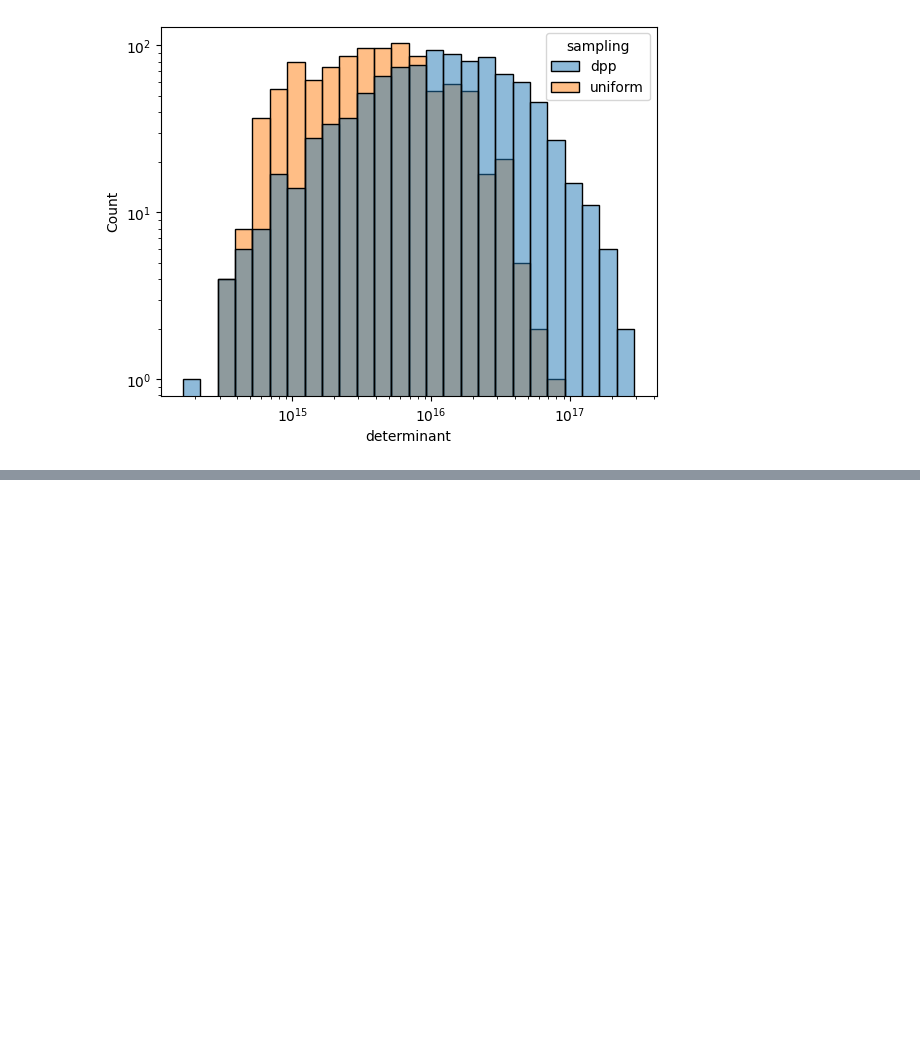
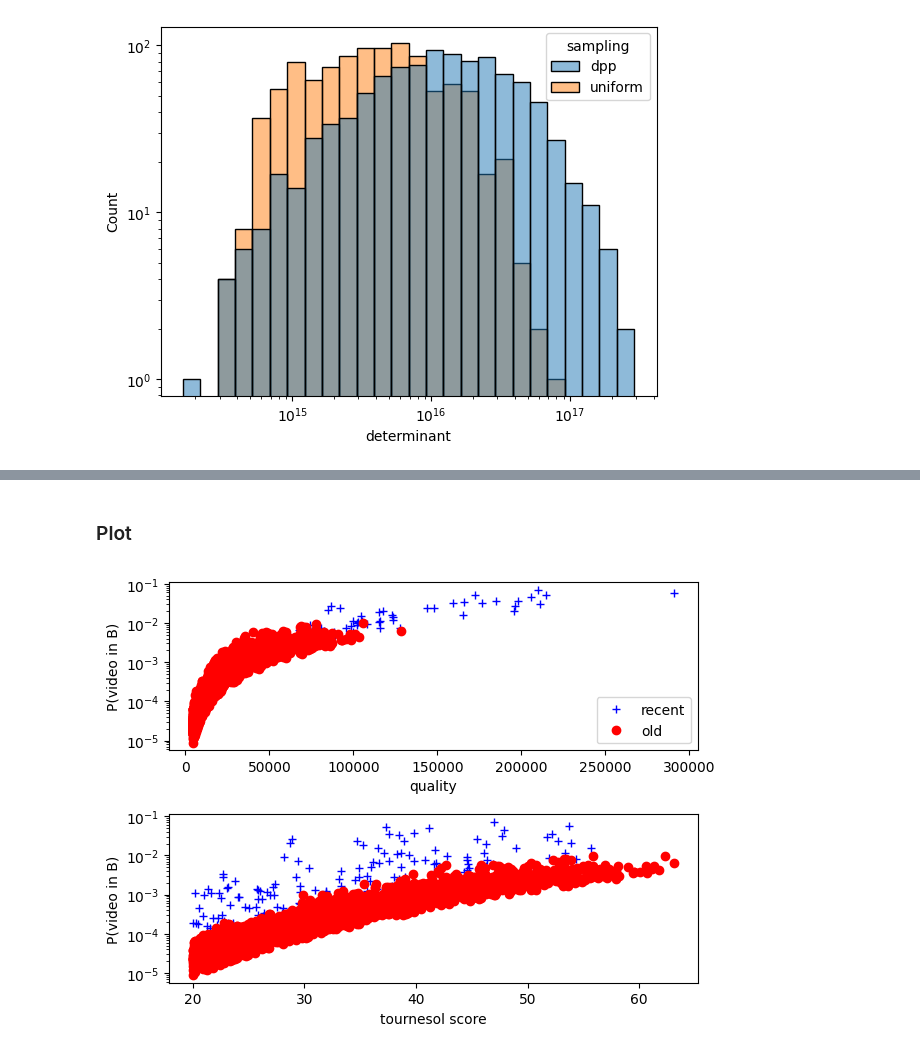
Before and after one commit to ArfyK/tournesol-dpp, a Jupyter notebook: bundle_statistics.ipynb, the cells around one changed output, grey strips where cells are left out. Saved outputs shown, nothing was run; the diff lists cells and outputs as text; code cells hidden in the pictures; blank space fills up the shorter version.

Commit message:
use a more recent dataset and use a reference date which is one day older than the dataset. Add fairness plots

```diff
--- a/bundle_statistics.ipynb
+++ b/bundle_statistics.ipynb
@@ -8,7 +8,7 @@ import numpy as np
 
 from utils import get_age_in_days, construct_L_Ensemble
 
-df = pd.read_csv('tournesol_scores_above_20_2024-03-27.csv')
+df = pd.read_csv('tournesol_scores_above_20_2024-04-16.csv')
 
 #Test parameters
 bundle_size = 4
@@ -21,7 +21,7 @@ recent_videos_to_sample = int(bundle_size * recent_videos_proportion)
 old_videos_to_sample = int(bundle_size * (1 - recent_videos_proportion))
 
 #Computes the age of each video
-today = datetime.datetime.today()
+today = datetime.datetime(2024, 4, 17) #one day older than the dataset
 df['age_in_days'] = df.apply(lambda x: get_age_in_days(x, today), axis="columns")
 
 dpp = construct_L_Ensemble(df, power, discount, caracteristic_time)
@@ -302,0 +345,47 @@ sns.histplot(data=determinants,
+# %% [markdown]
+### Plot
+# %%
+age_threshold = 3*caracteristic_time
+
+recent_videos_indexes = df.loc[
+    df['age_in_days'] <= age_threshold
+].index
+
+old_videos_indexes = df.loc[
+    df['age_in_days'] > age_threshold
+].index
+
+f, axes = plt.subplots(2, 1)
+
+axes[0].plot(qualities[recent_videos_indexes],
+             singletons_marginals[recent_videos_indexes],
+             'b+',
+             label='recent'
+)
+axes[0].plot(qualities[old_videos_indexes],
+             singletons_marginals[old_videos_indexes],
+             'ro',
+             label='old'
+)
+axes[0].set_xlabel('quality')
+axes[0].set_ylabel('P(video in B)')
+axes[0].set_yscale('log')
+axes[0].legend()
+
+axes[1].plot(
+    df['largely_recommended'].to_numpy()[recent_videos_indexes],
+    singletons_marginals[recent_videos_indexes],
+    'b+',
+)
+axes[1].plot(
+    df['largely_recommended'].to_numpy()[old_videos_indexes],
+    singletons_marginals[old_videos_indexes],
+    'ro'
+)
+axes[1].set_xlabel('tournesol score')
+axes[1].set_ylabel('P(video in B)')
+axes[1].set_yscale('log')
+
+f.tight_layout()
+# %% [output]
+[figure, added]
```
Also changed, not shown: parts of 3 cells of this notebook.
